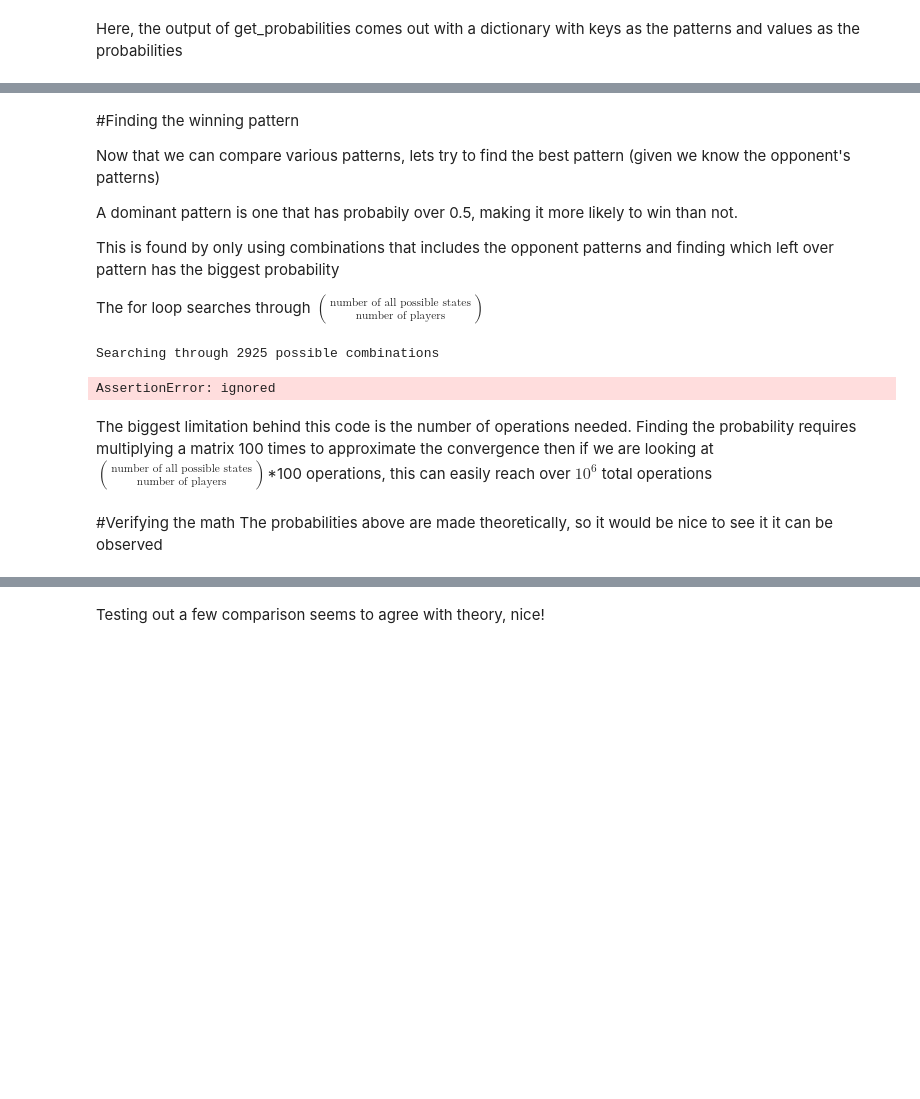
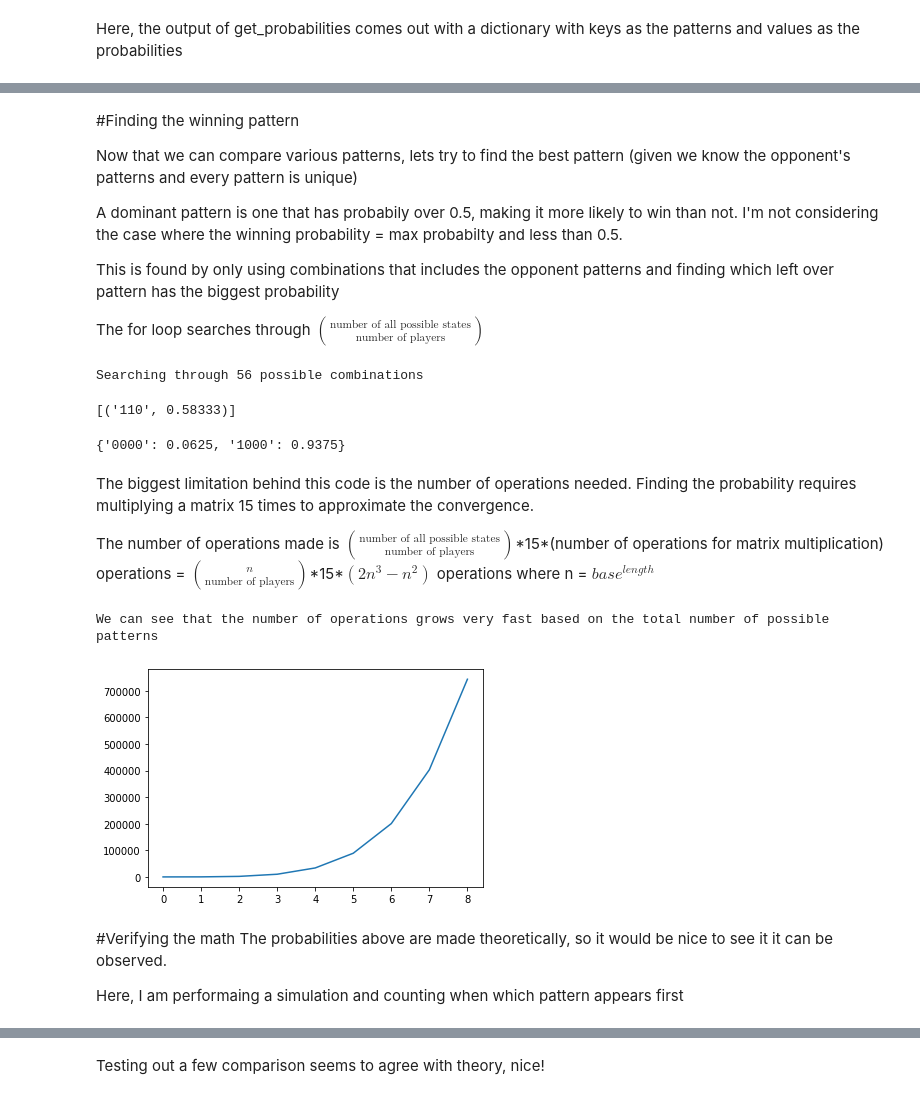
Before and after one commit to nathan-lam/generalized-penney-s-game, a Jupyter notebook: penney's_game.ipynb, the cells around one changed output, grey strips where cells are left out. Saved outputs shown, nothing was run; the diff lists cells and outputs as text; code cells hidden in the pictures; blank space fills up the shorter version.

```diff
--- a/penney's_game.ipynb
+++ b/penney's_game.ipynb
@@ -198,0 +323,28 @@ Here, the output of get_probabilities comes out with a dictionary with keys as t
+# %%
+'''
+P(0) = p
+P(1) = q
+
+'''
+
+A = ["000", "010", "001"] #patterns
+l = min([len(a) for a in A]) #lengths
+
+
+#symbolic calculation
+B = []
+for i in range(l):
+  Bi = []
+  for j in range(l):
+    Bij = ""
+    for k in range(1,l+1):
+      left = A[i][:k]
+      right = A[j][l-k:l+1]
+      #print(left == right, left, right, A[i][k:l+1])
+      if left == right:
+        Ak = A[i][k:l+1].replace("0","p").replace("1","q")
+
+        Bij += f"{Ak}s^{l-k} + "
+    Bi.append(Bij)
+  B.append(Bi)
+print(B)
@@ -271,9 +464,9 @@ for j in it.combinations(base_states, num_players): #iterate through combination
 # %% [markdown]
 #Finding the winning pattern
 
-Now that we can compare various patterns, lets try to find the best pattern (given we know the opponent's patterns)
+Now that we can compare various patterns, lets try to find the best pattern (given we know the opponent's patterns and every pattern is unique)
 
-A dominant pattern is one that has probabily over 0.5, making it more likely to win than not.
+A dominant pattern is one that has probabily over 0.5, making it more likely to win than not. I'm not considering the case where the winning probability = max probabilty and less than 0.5.
 
 This is found by only using combinations that includes the opponent patterns and finding which left over pattern has the biggest probability
 
@@ -318,23 +511,48 @@ def find_best(them, num_players=num_players, base=base, length=length, raw = Fal
 
 
 num_players = 3
-base=3
+base=2
 length=3
-them = ["012"]
+them = ["000","100"]
 
+assert num_players-len(them) == 1, "Missing opponent patterns"
 total_combinations = comb(base**length, num_players,exact=True)
 print(f"Searching through {total_combinations} possible combinations")
-assert total_combinations < 100000, "Too many combinations"
+#assert total_combinations < 100000, "Too many combinations"
 
 find_best(them=them, num_players=num_players, base=base, length=length, raw=False)
 # %% [output]
-Searching through 2925 possible combinations
+Searching through 56 possible combinations
-AssertionError: ignored
+[('110', 0.58333)]
+# %%
+get_probabilities(["0000","1000"],length=4)
+# %% [output]
+{'0000': 0.0625, '1000': 0.9375}
 # %% [markdown]
-The biggest limitation behind this code is the number of operations needed. Finding the probability requires multiplying a matrix 100 times to approximate the convergence then if we are looking at $\text{number of all possible states} \choose \text{number of players}$*100 operations, this can easily reach over $10^6$ total operations
+The biggest limitation behind this code is the number of operations needed. Finding the probability requires multiplying a matrix 15 times to approximate the convergence.
+
+The number of operations made is $\text{number of all possible states} \choose \text{number of players}$\*15\*(number of operations for matrix multiplication) operations = $n \choose \text{number of players}$\*15\*$(2n^3-n^2)$ operations where n = $base^{length}$
+# %%
+import matplotlib.pyplot as plt
+
+#counting the minimum amount of operations
+def count_op(n, num_players=2):
+  return comb(n,num_players,exact=True)*15*(2*n**3-n**2)
+
+#count_op(2**3,2) #original game takes
+plotting = [count_op(i) for i in np.arange(1,10)]
+
+plt.plot(plotting)
+print("We can see that the number of operations grows very fast based on the total number of possible patterns")
+# %% [output]
+We can see that the number of operations grows very fast based on the total number of possible patterns
+[figure, added]
 # %% [markdown]
 #Verifying the math
-The probabilities above are made theoretically, so it would be nice to see it it can be observed
+The probabilities above are made theoretically, so it would be nice to see it it can be observed.
+
+
+Here, I am performaing a simulation and counting when which pattern appears first
 # %%
 
 def list2str(array, base=2):
```
Also changed, not shown: parts of 26 cells of this notebook.
